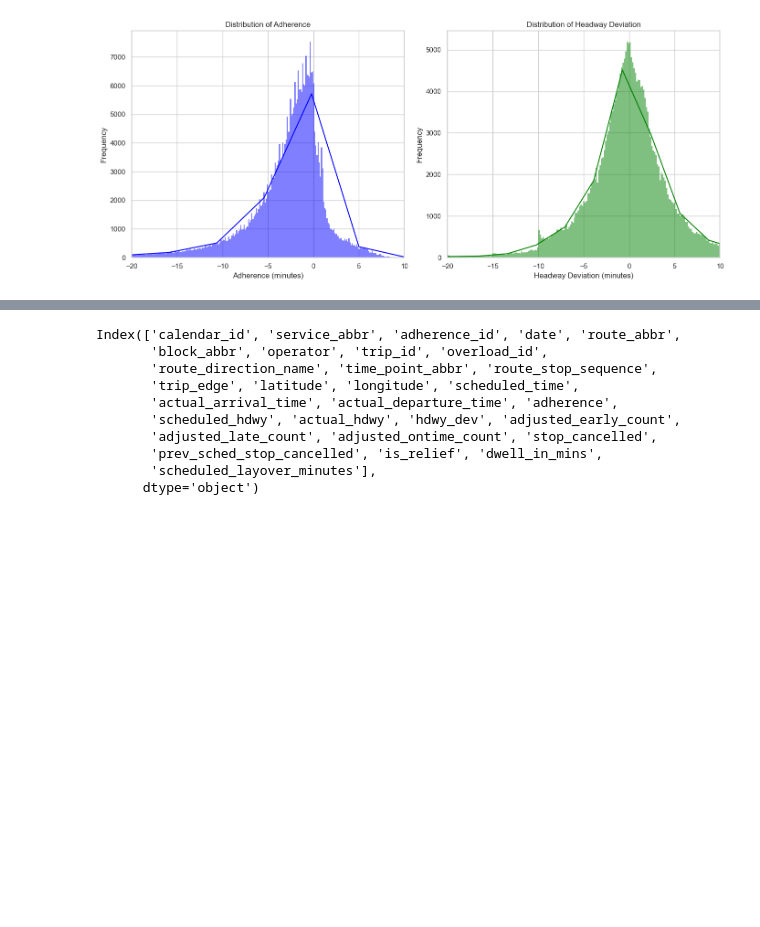
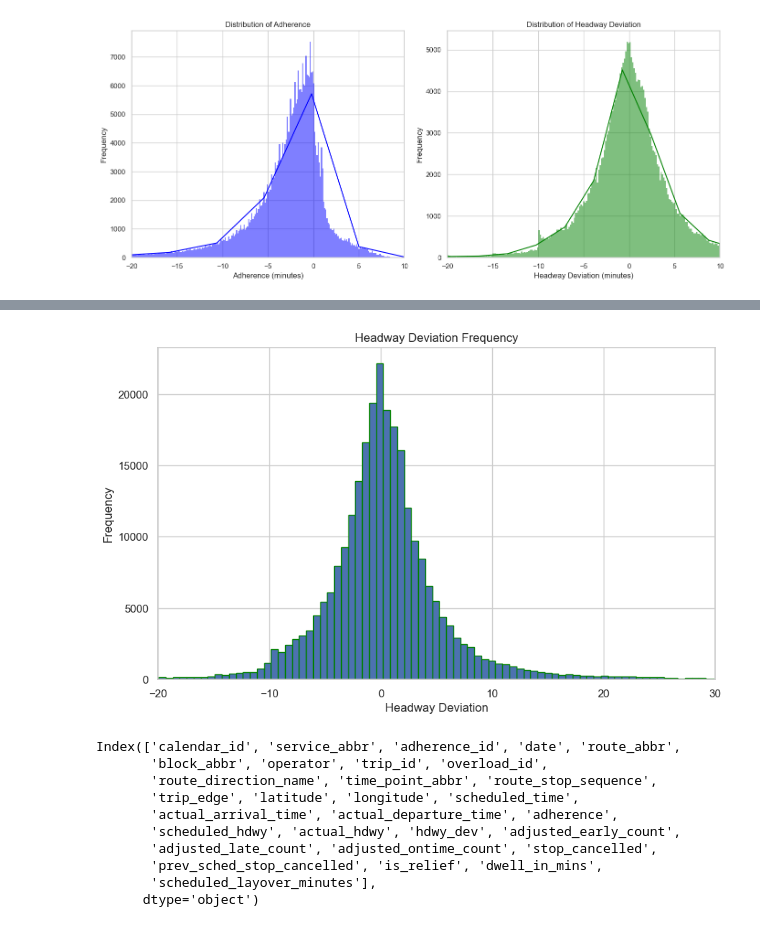
Before and after one commit to NSS-Data-Analytics-Cohort-12/wego-python-da12-python-spice-lattes, a Jupyter notebook: notebooks/wego_partner_project.ipynb, the cells around one changed output, grey strips where cells are left out. Drawn from its saved outputs; the diff is of its cells as text; code cells hidden in the pictures; blank space fills up the shorter version.

Commit message:
wego_partner_project_tue2

```diff
--- a/notebooks/wego_partner_project.ipynb
+++ b/notebooks/wego_partner_project.ipynb
@@ -96,0 +97,3 @@ What is the overall on-time performance?
+# %%
+wego_dev = wego['hdwy_dev'].dropna()
+wego_dev
@@ -96,0 +113,3 @@ What is the overall on-time performance?
+# %%
+deviation = wego_dev.sort_values(ascending=False)
+deviation
@@ -97,3 +129,16 @@ What is the overall on-time performance?
+# %%
+plt.figure(figsize=(10, 6))  # Set the figure size
+plt.hist(deviation, bins=1000, edgecolor='green') # Create the histogram
+plt.xlim(-20, 30)
+
+plt.title('Headway Deviation Frequency')  # Add a title
+plt.xlabel('Headway Deviation')  # Label the x-axis
+plt.ylabel('Frequency')  # Label the y-axis
+plt.grid(True)  # Add grid lines for better readability
+
+plt.show()  # Display the plot
+# %% [output]
+[figure, added]
 # %%
 wego.columns
 # %% [output]
```
Also changed, not shown: parts of 29 cells of this notebook.
